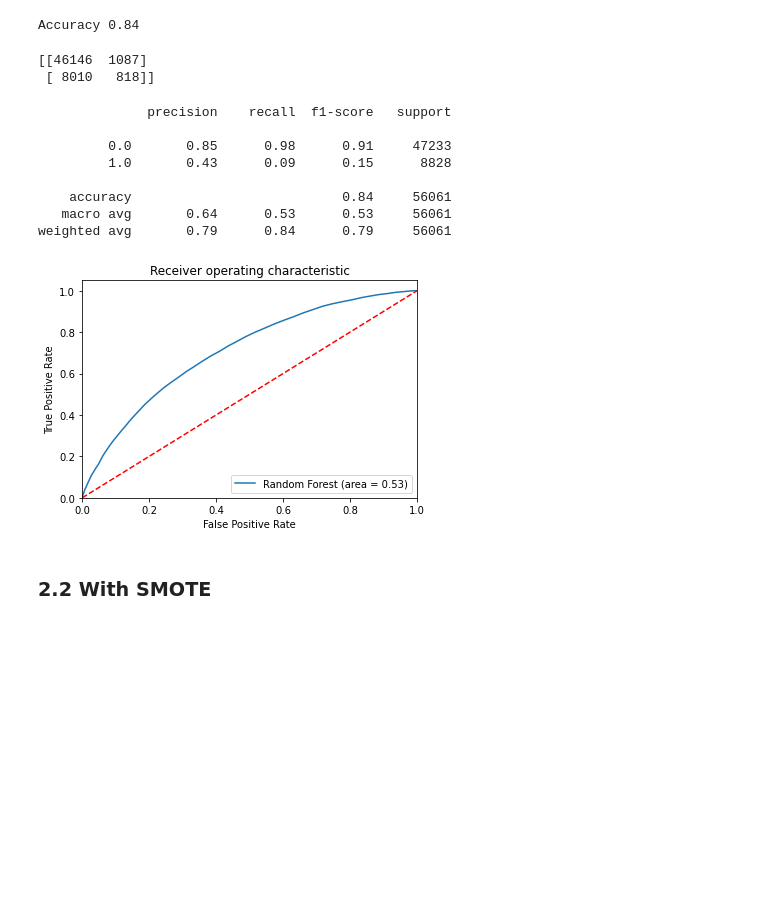
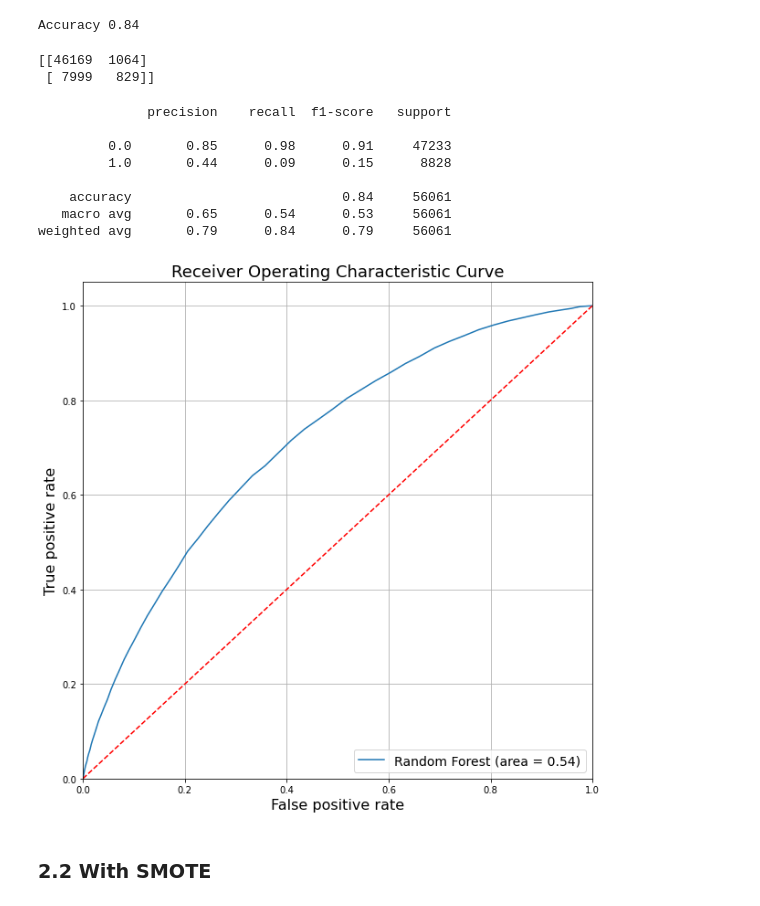
Before and after one commit to yifeng93/LendingClub_Default, a Jupyter notebook: Code/Part4_RF_Model.ipynb, the cells around one changed output. Cells and saved outputs as stored; diff of their text form; code cells hidden in the pictures; blank space fills up the shorter version.

```diff
--- a/Code/Part4_RF_Model.ipynb
+++ b/Code/Part4_RF_Model.ipynb
@@ -16,8 +16,11 @@ import matplotlib.pyplot as plt
 from imblearn.over_sampling import SMOTE
 from sklearn.ensemble import RandomForestClassifier
 # %%
-df_train = pd.read_pickle('../Data/part2_df_train_outliers.pkl')
-df_test = pd.read_pickle('../Data/part2_df_test_outliers.pkl')
+# df_train = pd.read_pickle('../Data/part2_df_train_outliers.pkl')
+# df_test = pd.read_pickle('../Data/part2_df_test_outliers.pkl')
+
+df_train = pd.read_pickle('../Data/part2_df_train_NO_outliers.pkl')
+df_test = pd.read_pickle('../Data/part2_df_test_NO_outliers.pkl')
 # %% [markdown]
 ## 1. Final Feature Engineering
 # %%
@@ -62,35 +63,36 @@ Accuracy 0.84
 confusion_matrix = confusion_matrix(y_test, y_pred)
 print(confusion_matrix)
 # %% [output]
-[[46146  1087]
- [ 8010   818]]
+[[46169  1064]
+ [ 7999   829]]
 # %%
 print(classification_report(y_test, y_pred))
 # %% [output]
               precision    recall  f1-score   support
 
          0.0       0.85      0.98      0.91     47233
-         1.0       0.43      0.09      0.15      8828
+         1.0       0.44      0.09      0.15      8828
 
     accuracy                           0.84     56061
-   macro avg       0.64      0.53      0.53     56061
+   macro avg       0.65      0.54      0.53     56061
 weighted avg       0.79      0.84      0.79     56061
 # %%
 rf_roc_auc = roc_auc_score(y_test, rf.predict(X_test))
 fpr, tpr, thresholds = roc_curve(y_test, rf.predict_proba(X_test)[:,1])
-plt.figure()
+plt.figure(figsize=(10,10))
 plt.plot(fpr, tpr, label='Random Forest (area = %0.2f)' % rf_roc_auc)
 plt.plot([0, 1], [0, 1],'r--')
 plt.xlim([0.0, 1.0])
 plt.ylim([0.0, 1.05])
-plt.xlabel('False Positive Rate')
-plt.ylabel('True Positive Rate')
-plt.title('Receiver operating characteristic')
-plt.legend(loc="lower right")
-# plt.savefig('Log_ROC')
+plt.xlabel('False positive rate', fontsize=16)
+plt.ylabel('True positive rate', fontsize=16)
+plt.title('Receiver Operating Characteristic Curve',fontsize=18)
+plt.legend(loc="lower right", fontsize = 14)
+plt.grid(visible=bool)
+plt.savefig('../Figures/RF_outliers_no_smote')
 plt.show()
 # %% [output]
-[figure, old version]
+[figure, new version]
 # %% [markdown]
 ### 2.2 With SMOTE
 # %%
```
Also changed, not shown: parts of 19 cells of this notebook, 6 other files.
